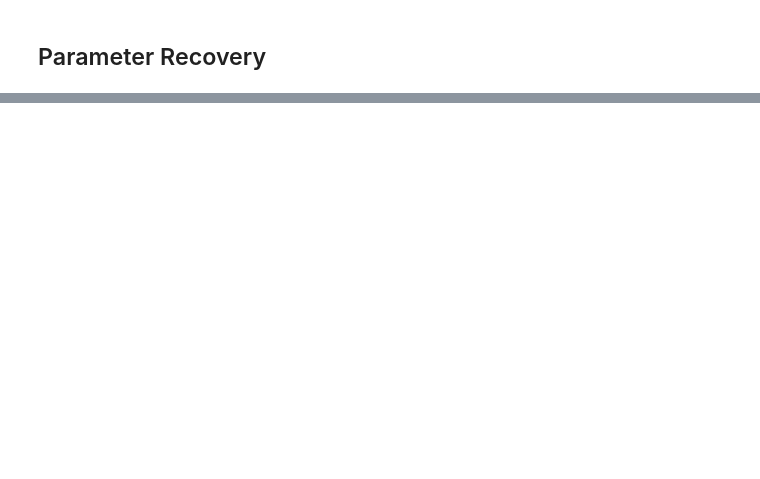
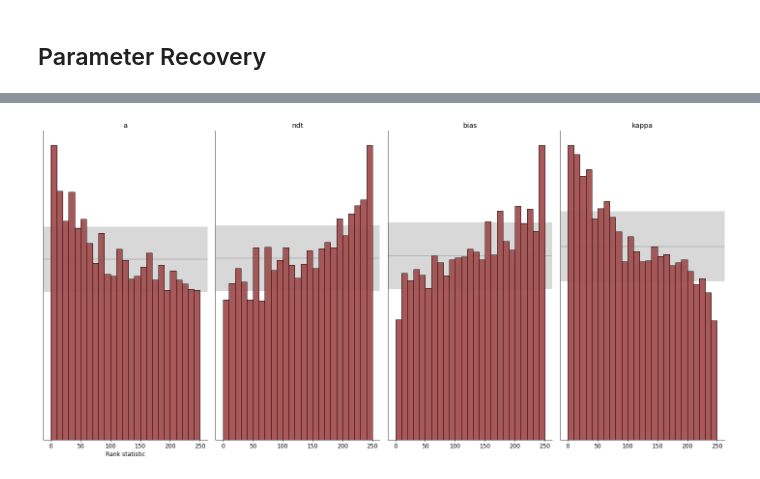
Before and after one commit to awellis/evidence-accumulators, a Jupyter notebook: notebooks/varying_drift_diffusion_modeling.ipynb, the cells around one changed output, grey strips where cells are left out. Cells and saved outputs as stored; diff of their text form; code cells hidden in the pictures; blank space fills up the shorter version.

```diff
--- a/notebooks/varying_drift_diffusion_modeling.ipynb
+++ b/notebooks/varying_drift_diffusion_modeling.ipynb
@@ -104,0 +140,5 @@ losses = trainer.train_online(N_EPOCHS, ITER_PER_EPOCH, BATCH_SIZE, n_obs=N_OBS)
+# %%
+# Rank-plot
+f = plot_sbc(param_samples, params, param_names=PARAM_NAMES, figsize=(20, 10))
+# %% [output]
+[figure, added]
```
Also changed, not shown: parts of 11 cells of this notebook, 3 other files.
